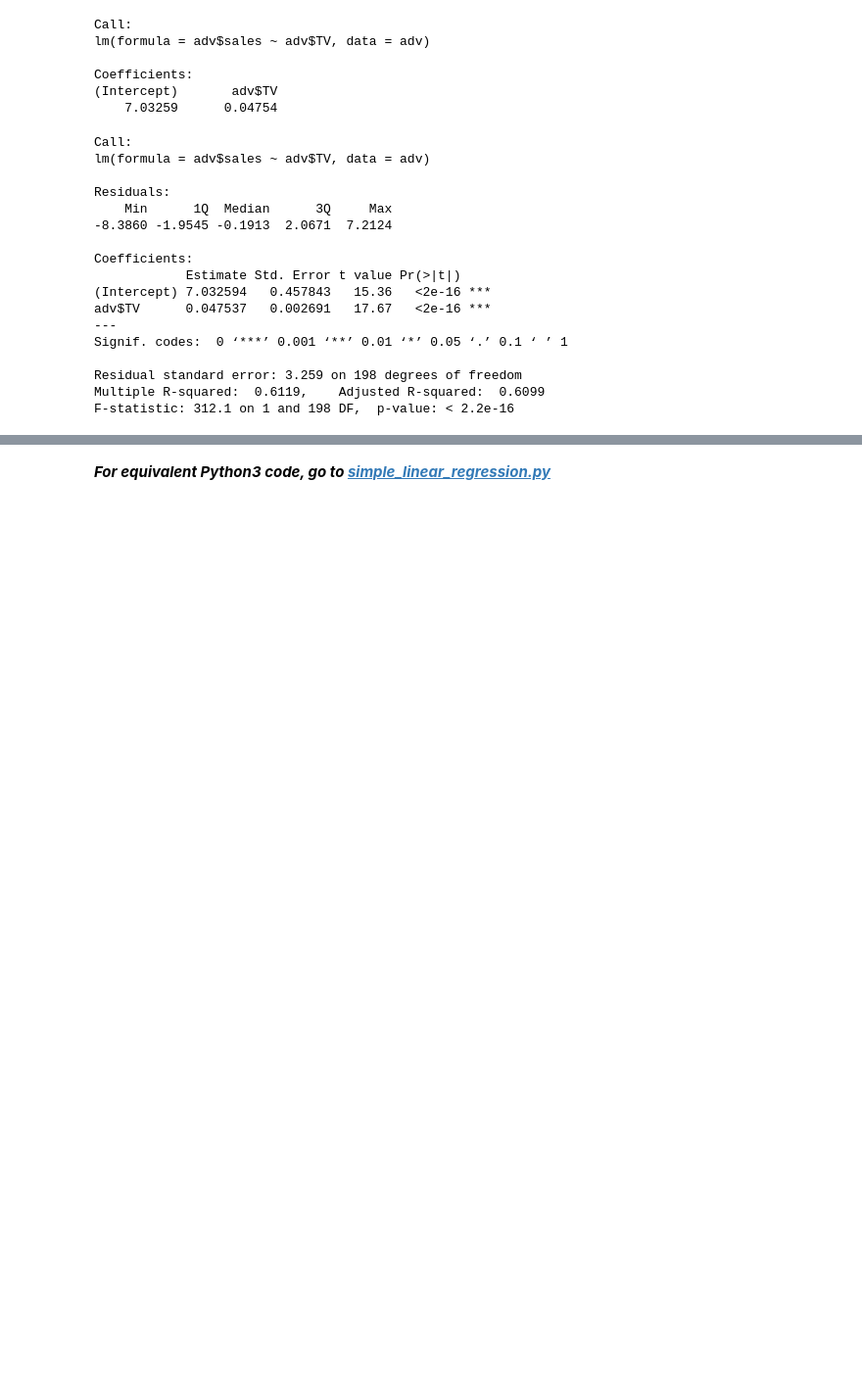
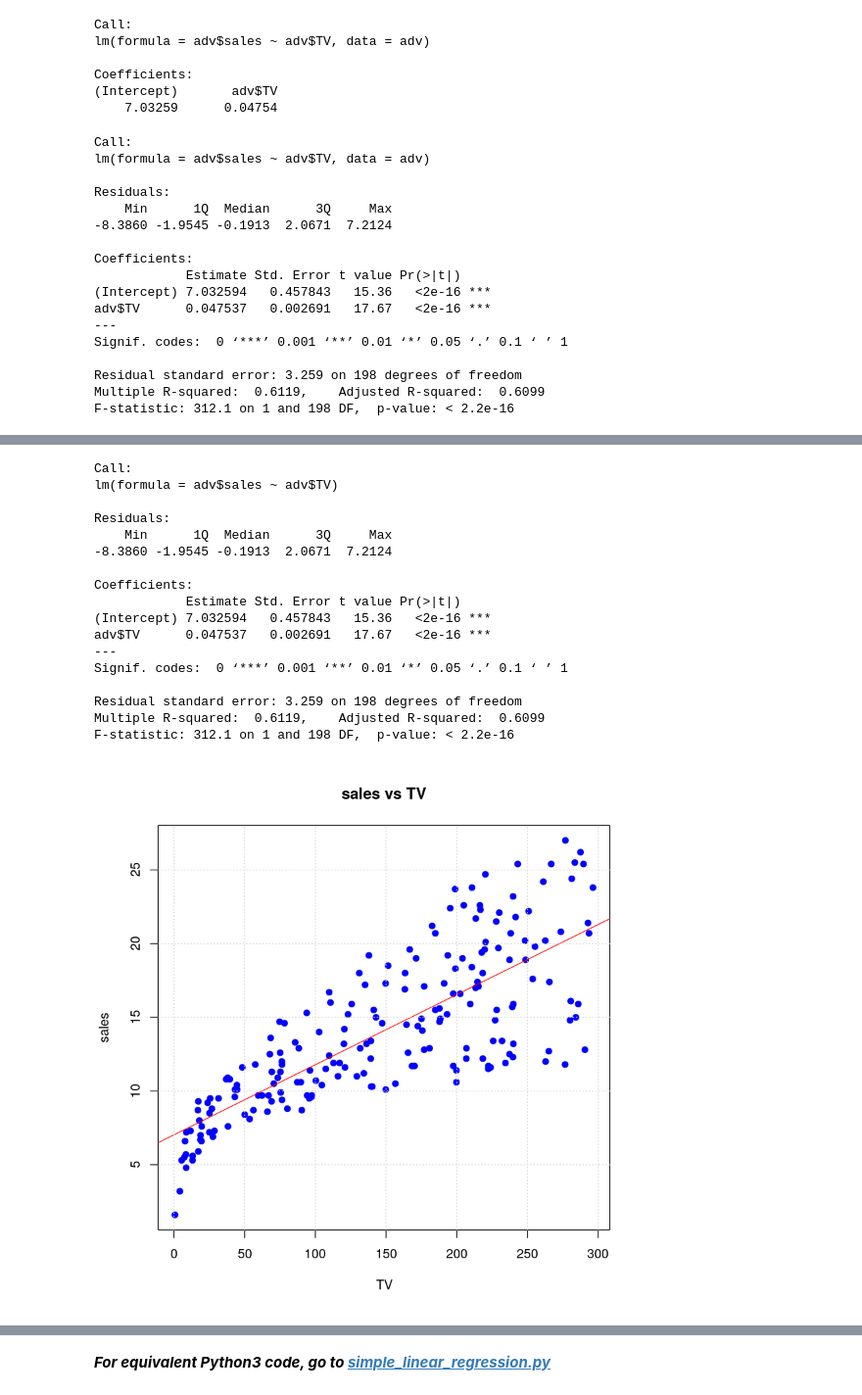
Before and after one commit to Kaushal1011/machine-learning, a Jupyter notebook: src/theory/01_Regression.ipynb, the cells around one changed output, grey strips where cells are left out. Shown at 98% size. Cells and saved outputs as stored; diff of their text form; code cells hidden in the pictures; blank space fills up the shorter version.

```diff
--- a/src/theory/01_Regression.ipynb
+++ b/src/theory/01_Regression.ipynb
@@ -453,0 +467,25 @@ F-statistic: 312.1 on 1 and 198 DF,  p-value: < 2.2e-16
+# %%
+TV <- lm(adv$sales ~ adv$TV)
+summary(TV)
+plot(adv$TV, adv$sales, xlab = 'TV', ylab = 'sales', main = 'sales vs TV', pch = 19, col = 'blue')
+abline(TV, col = 'red')
+grid()
+# %% [output]
+Call:
+lm(formula = adv$sales ~ adv$TV)
+
+Residuals:
+    Min      1Q  Median      3Q     Max
+-8.3860 -1.9545 -0.1913  2.0671  7.2124
+
+Coefficients:
+            Estimate Std. Error t value Pr(>|t|)
+(Intercept) 7.032594   0.457843   15.36   <2e-16 ***
+adv$TV      0.047537   0.002691   17.67   <2e-16 ***
+---
+Signif. codes:  0 ‘***’ 0.001 ‘**’ 0.01 ‘*’ 0.05 ‘.’ 0.1 ‘ ’ 1
+
+Residual standard error: 3.259 on 198 degrees of freedom
+Multiple R-squared:  0.6119,    Adjusted R-squared:  0.6099
+F-statistic: 312.1 on 1 and 198 DF,  p-value: < 2.2e-16
+[figure, added]
```
Also changed, not shown: parts of 13 cells of this notebook.
